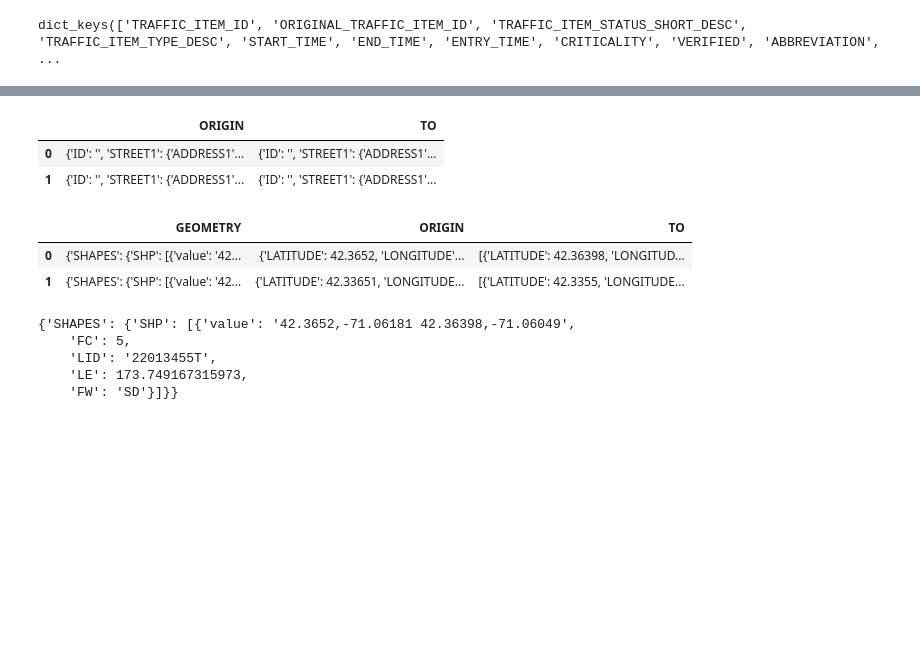
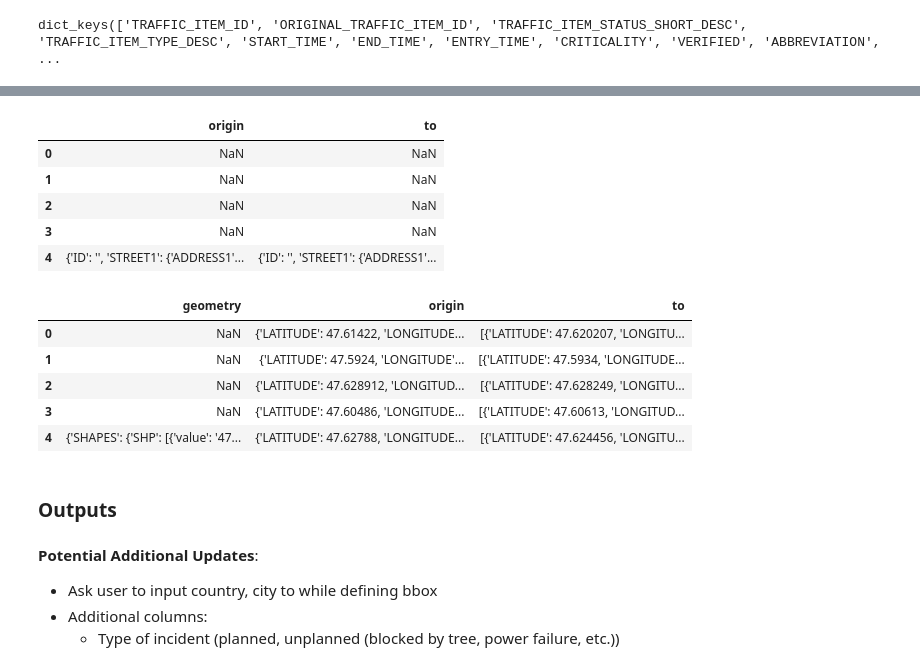
Before and after one commit to balak4/Optimizing-Evac-Routes, a Jupyter notebook: notebooks/1.0-bk-heremaps-data-extraction.ipynb, the cells around one changed output, grey strips where cells are left out. Cells and saved outputs as stored; diff of their text form; code cells hidden in the pictures; blank space fills up the shorter version.

Commit message:
Updated HereMaps data extraction

```diff
--- a/notebooks/1.0-bk-heremaps-data-extraction.ipynb
+++ b/notebooks/1.0-bk-heremaps-data-extraction.ipynb
@@ -87,4 +113,5 @@ incident_df_2
 # %%
 loc_all = pd.DataFrame(list(incident_df_2['location']))
-loc_all
+loc_all.rename(str.lower, axis=1, inplace=True)
+loc_all.head()
 # %% [output]
@@ -93,0 +124,4 @@ loc_all
+# %%
+# Fill NaN Values with empty dictionaries so that dataframes can continue to be created
+loc_all = loc_all.applymap(lambda x: {} if pd.isnull(x) else x)
+loc_all.head()
@@ -94,23 +146,29 @@ loc_all
 # %%
-loc_intersec = pd.DataFrame(list(loc_all['INTERSECTION']))
-loc_intersec
+loc_intersec = pd.DataFrame(list(loc_all['intersection']))
+loc_intersec.rename(str.lower, axis=1, inplace=True)
+loc_intersec.head()
 # %% [output]
-|  | ORIGIN | TO |
-| 0 | {'ID': '', 'STREET1': {'ADDRESS1'... | {'ID': '', 'STREET1': {'ADDRESS1'... |
-| 1 | {'ID': '', 'STREET1': {'ADDRESS1'... | {'ID': '', 'STREET1': {'ADDRESS1'... |
+|  | origin | to |
+| 0 | NaN | NaN |
+| 1 | NaN | NaN |
+| 2 | NaN | NaN |
+| 3 | NaN | NaN |
+| 4 | {'ID': '', 'STREET1': {'ADDRESS1'... | {'ID': '', 'STREET1': {'ADDRESS1'... |
 # %%
-loc_coord = pd.DataFrame(list(loc_all['GEOLOC']))
-loc_coord
+loc_coord = pd.DataFrame(list(loc_all['geoloc']))
+loc_coord.rename(str.lower, axis=1, inplace=True)
+loc_coord.head()
 # %% [output]
-|  | GEOMETRY | ORIGIN | TO |
-| 0 | {'SHAPES': {'SHP': [{'value': '42... | {'LATITUDE': 42.3652, 'LONGITUDE'... | [{'LATITUDE': 42.36398, 'LONGITUD... |
-| 1 | {'SHAPES': {'SHP': [{'value': '42... | {'LATITUDE': 42.33651, 'LONGITUDE... | [{'LATITUDE': 42.3355, 'LONGITUDE... |
+|  | geometry | origin | to |
+| 0 | NaN | {'LATITUDE': 47.61422, 'LONGITUDE... | [{'LATITUDE': 47.620207, 'LONGITU... |
+| 1 | NaN | {'LATITUDE': 47.5924, 'LONGITUDE'... | [{'LATITUDE': 47.5934, 'LONGITUDE... |
+| 2 | NaN | {'LATITUDE': 47.628912, 'LONGITUD... | [{'LATITUDE': 47.628249, 'LONGITU... |
+| 3 | NaN | {'LATITUDE': 47.60486, 'LONGITUDE... | [{'LATITUDE': 47.60613, 'LONGITUD... |
+| 4 | {'SHAPES': {'SHP': [{'value': '47... | {'LATITUDE': 47.62788, 'LONGITUDE... | [{'LATITUDE': 47.624456, 'LONGITU... |
-# %%
-loc_coord_shape = pd.Series(list(loc_coord['GEOMETRY']))
-loc_coord_shape[0]
-# %% [output]
-{'SHAPES': {'SHP': [{'value': '42.3652,-71.06181 42.36398,-71.06049',
-    'FC': 5,
-    'LID': '22013455T',
-    'LE': 173.749167315973,
-    'FW': 'SD'}]}}
+# %% [markdown]
+### Outputs
+# %% [markdown]
+**Potential Additional Updates**:
+- Ask user to input country, city to while defining bbox
+- Additional columns:
+    - Type of incident (planned, unplanned (blocked by tree, power failure, etc.))
```
Also changed, not shown: parts of 23 cells of this notebook.
